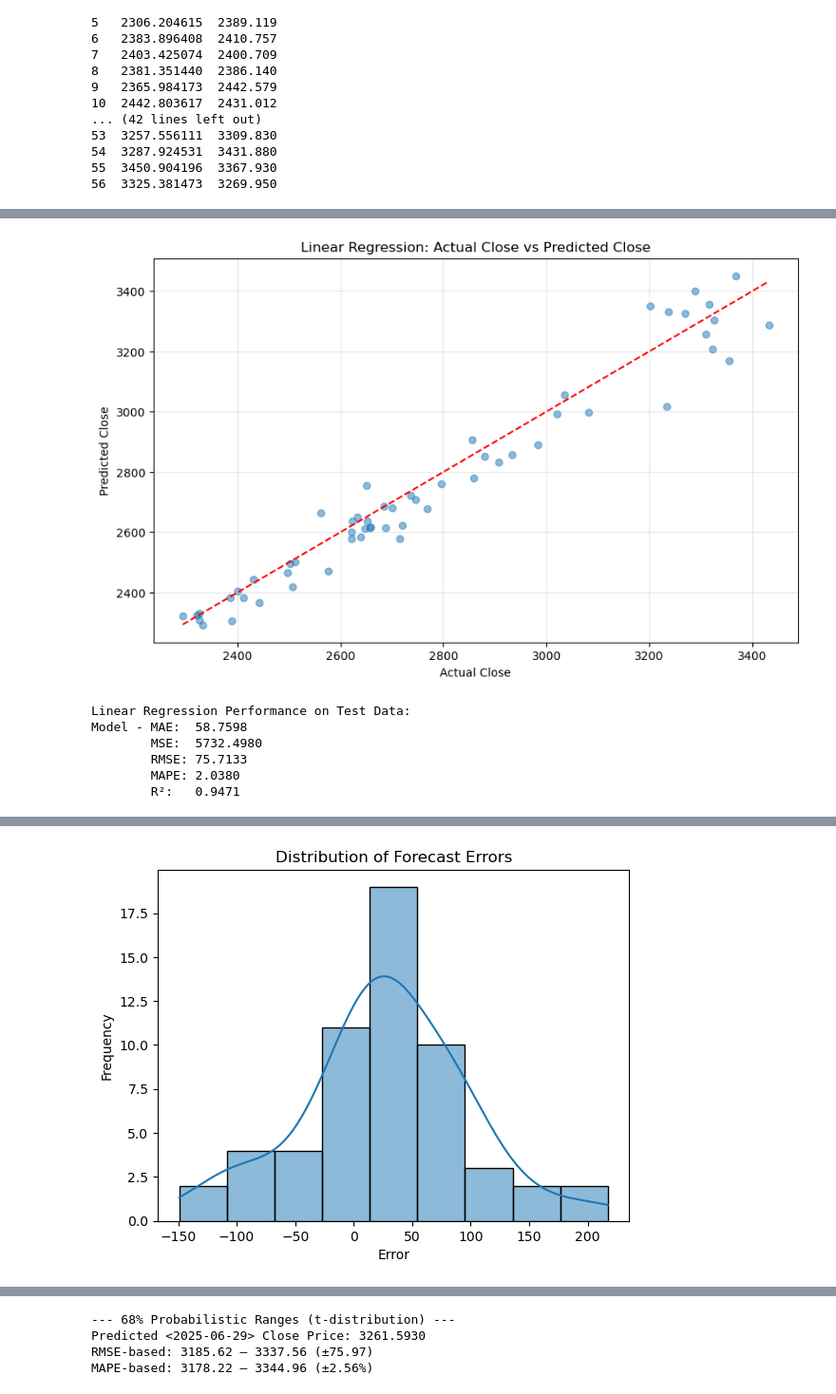
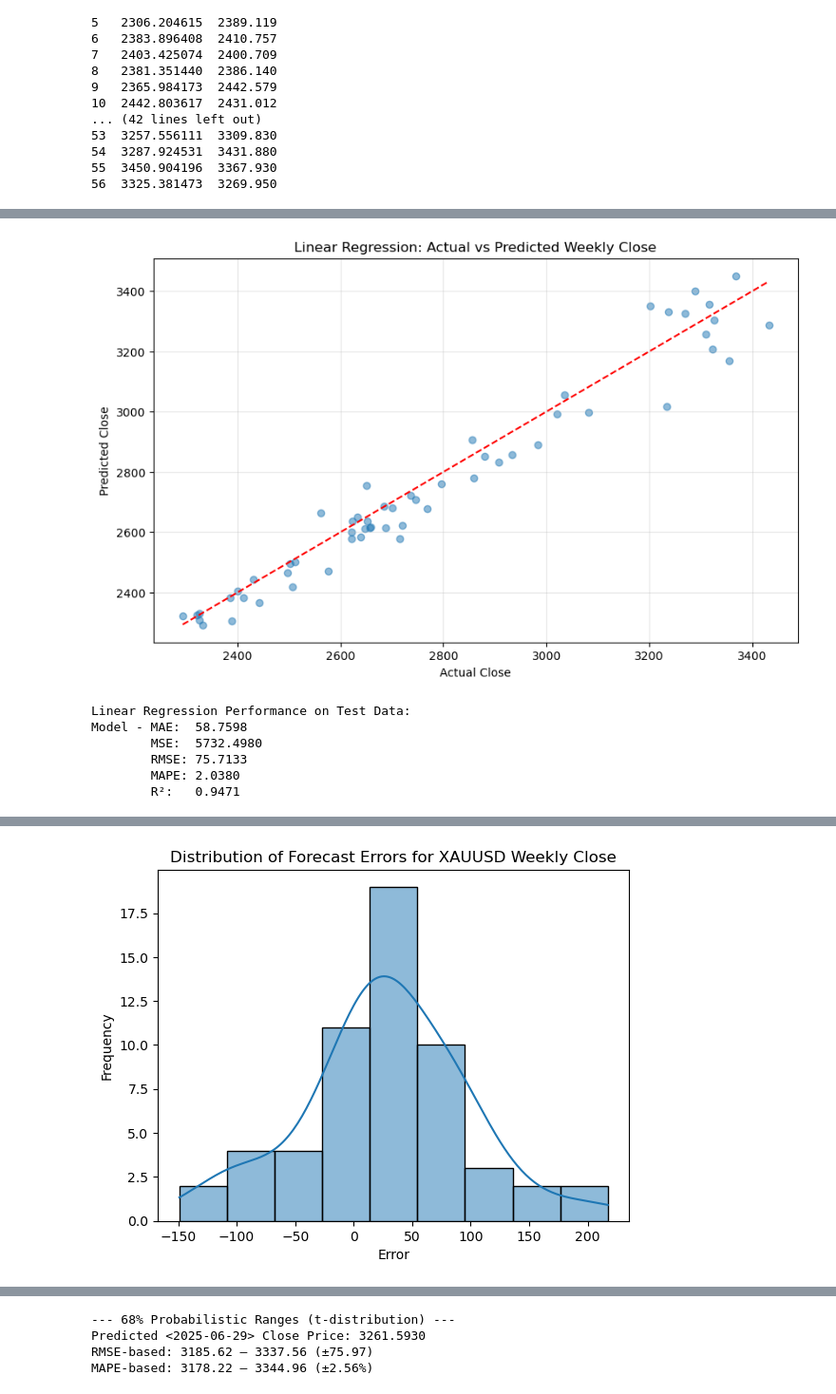
Before and after one commit to HJJ1981/LinearRegression_XAUUSD, a Jupyter notebook: 15Features_Linear_Regression_close_price_pred.ipynb, the cells around one changed output, grey strips where cells are left out. Shown at 95% size. Drawn from its saved outputs; the diff is of its cells as text; code cells hidden in the pictures.

```diff
--- a/15Features_Linear_Regression_close_price_pred.ipynb
+++ b/15Features_Linear_Regression_close_price_pred.ipynb
@@ -300,10 +299,10 @@ plt.scatter(y_test, y_test_pred, alpha=0.5)
 plt.plot([y_test.min(), y_test.max()], [y_test.min(), y_test.max()], 'r--')
 plt.xlabel('Actual Close')
 plt.ylabel('Predicted Close')
-plt.title('Linear Regression: Actual Close vs Predicted Close')
+plt.title('Linear Regression: Actual vs Predicted Weekly Close')
 plt.grid(True, alpha=0.3)
 # %% [output]
-[figure, old version]
+[figure, new version]
 # %%
 # Compute performance metrics on test data
 
@@ -349,13 +348,13 @@ predicted_next = predicted_next[0]
 # %%
 # Histogram + density curve of forecast errors
 errors = y_test - y_test_pred  # residuals/errors
 sns.histplot(errors, kde=True)
-plt.title("Distribution of Forecast Errors")
+plt.title("Distribution of Forecast Errors for XAUUSD Weekly Close")
 plt.xlabel("Error")
 plt.ylabel("Frequency")
 plt.show()
 # %% [output]
-[figure, old version]
+[figure, new version]
 # %%
 # Q–Q Plot of forecast errors
 stats.probplot(errors, dist="norm", plot=plt)
```
Also changed, not shown: parts of 4 cells of this notebook, 19 other files.
